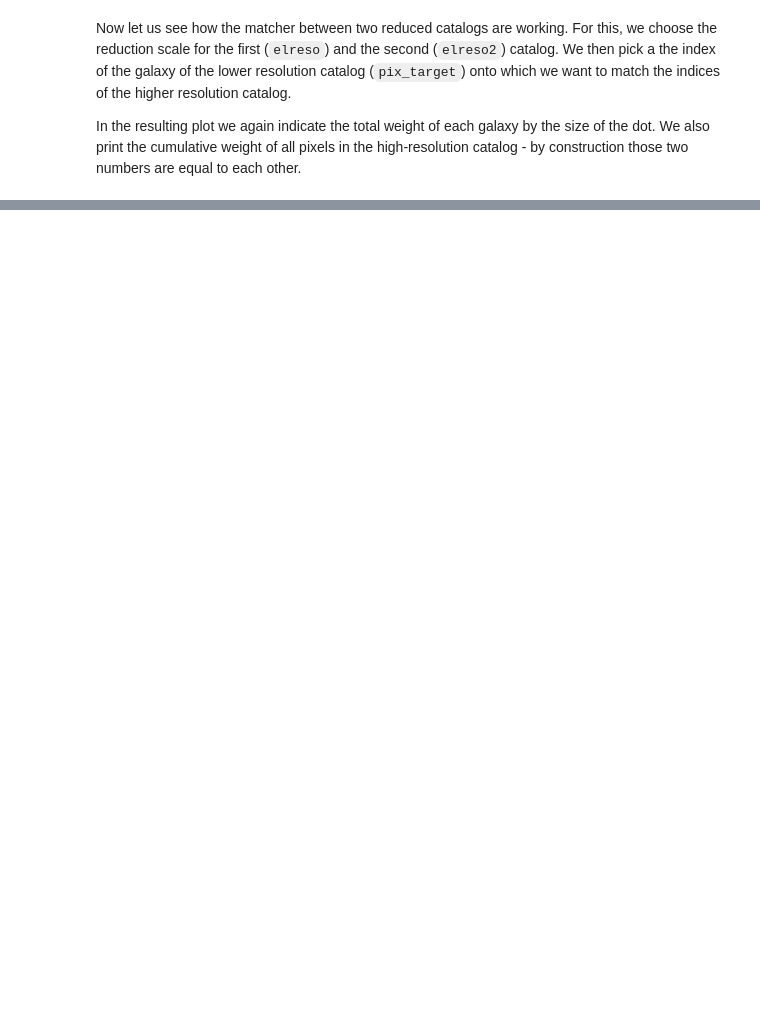
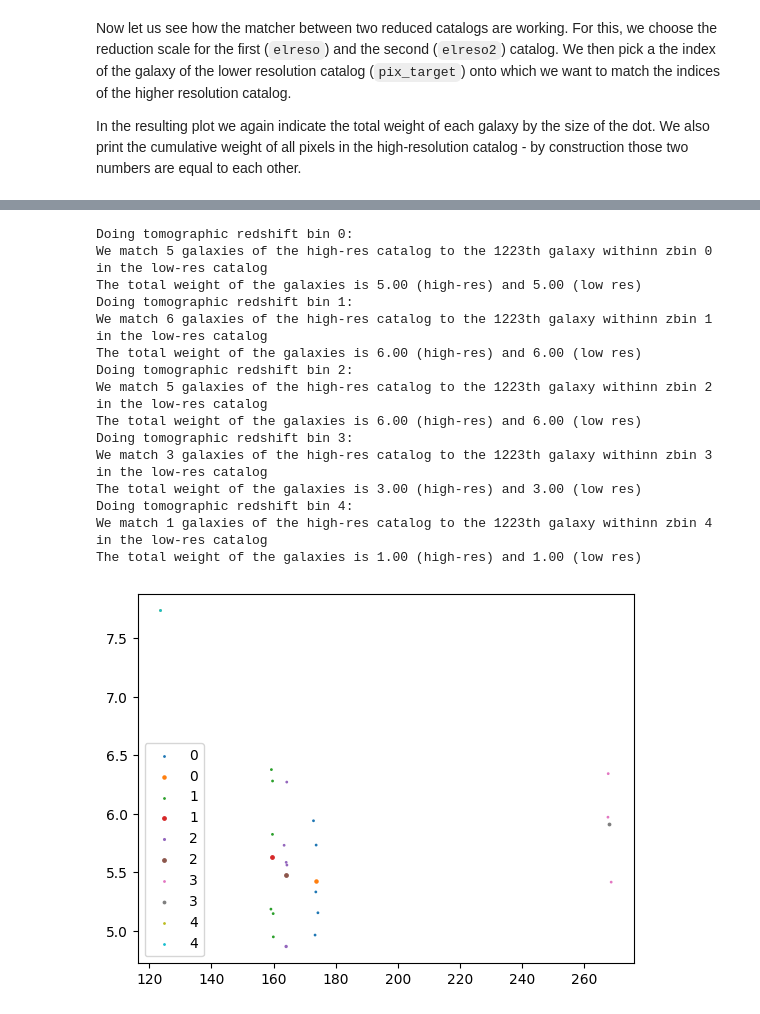
Before and after one commit to lporth93/orpheus, a Jupyter notebook: Tutorials_private/Tutorial_genmatched_multiresocats.ipynb, the cells around one changed output, grey strips where cells are left out. Drawn from its saved outputs; the diff is of its cells as text; code cells hidden in the pictures; blank space fills up the shorter version.

```diff
--- a/Tutorials_private/Tutorial_genmatched_multiresocats.ipynb
+++ b/Tutorials_private/Tutorial_genmatched_multiresocats.ipynb
@@ -88,22 +129,3 @@ Intrinsic pixel size is 0.80 x 0.80 arcmin
 Now let us see how the matcher between two reduced catalogs are working. For this, we choose the reduction scale for the first (`elreso`) and the second (`elreso2`) catalog. We then pick a the index of the galaxy of the lower resolution catalog (`pix_target`) onto which we want to match the indices of the higher resolution catalog.
 
 In the resulting plot we again indicate the total weight of each galaxy by the size of the dot. We also print the cumulative weight of all pixels in the high-resolution catalog - by construction those two numbers are equal to each other.
-# %%
-pix_target = 1230
-elreso = 2
-elreso2 = 6
-
-_lower = ngalshifts_2d[elreso*8+elreso2-1]
-tmpsel = np.argwhere(pixmatcher[_lower:_lower+ngals[elreso]] == pix_target).flatten()
-_ws1 = weights[ngalshifts_1d[elreso]:ngalshifts_1d[elreso+1]][tmpsel]
-_ws2 = weights[ngalshifts_1d[elreso2]:ngalshifts_1d[elreso2+1]][pix_target]
-plt.scatter(pos1s[ngalshifts_1d[elreso]:ngalshifts_1d[elreso+1]][tmpsel],
-            pos2s[ngalshifts_1d[elreso]:ngalshifts_1d[elreso+1]][tmpsel],
-            s=_ws1)
-plt.scatter(pos1s[ngalshifts_1d[elreso2]:ngalshifts_1d[elreso2+1]][pix_target],
-            pos2s[ngalshifts_1d[elreso2]:ngalshifts_1d[elreso2+1]][pix_target],
-            s=weights[ngalshifts_1d[elreso2]:ngalshifts_1d[elreso2+1]][pix_target])
-plt.show()
-
-print("We match %i galaxies of the high-res catalog to galaxy number %i in the low-res catalog"%(len(tmpsel),pix_target))
-print("The total weight of the galaxies is %.2f (high-res) and %.2f (low res)"%(np.sum(_ws1),np.sum(_ws2)))
@@ -115,0 +155,41 @@ This is basically the same function as before, but we plot a list of pixels, whe
+# %%
+pix_target = 1223
+elreso = 1
+elreso2 = 4
+
+for elbinz in range(slicsfullreso.nbinsz):
+    _lower = ngalshifts_3d[elbinz*nresos*(nresos-1)+elreso*nresos+elreso2-1]
+    _upper = ngalshifts_3d[elbinz*nresos*(nresos-1)+elreso*nresos+elreso2]
+    inds_sel = np.argwhere(pixmatcher[_lower:_upper] == pix_target).flatten()
+    zsel1 = zbins[ngalshifts_1d[elreso]:ngalshifts_1d[elreso+1]]==elbinz
+    zsel2 = zbins[ngalshifts_1d[elreso2]:ngalshifts_1d[elreso2+1]]==elbinz
+    _ws1 = weights[ngalshifts_1d[elreso]:ngalshifts_1d[elreso+1]][zsel1][inds_sel]
+    _ws2 = weights[ngalshifts_1d[elreso2]:ngalshifts_1d[elreso2+1]][zsel2][pix_target]
+    plt.scatter(pos1s[ngalshifts_1d[elreso]:ngalshifts_1d[elreso+1]][zsel1][inds_sel],
+                pos2s[ngalshifts_1d[elreso]:ngalshifts_1d[elreso+1]][zsel1][inds_sel],
+                s=_ws1, label=elbinz)
+    plt.scatter(pos1s[ngalshifts_1d[elreso2]:ngalshifts_1d[elreso2+1]][zsel2][pix_target],
+                pos2s[ngalshifts_1d[elreso2]:ngalshifts_1d[elreso2+1]][zsel2][pix_target],
+                s=weights[ngalshifts_1d[elreso2]:ngalshifts_1d[elreso2+1]][zsel2][pix_target],label=elbinz)
+    print("Doing tomographic redshift bin %i:"%elbinz)
+    print("We match %i galaxies of the high-res catalog to the %ith galaxy withinn zbin %i in the low-res catalog"%(len(inds_sel),pix_target, elbinz))
+    print("The total weight of the galaxies is %.2f (high-res) and %.2f (low res)"%(np.sum(_ws1),np.sum(_ws2)))
+plt.legend()
+plt.show()
+# %% [output]
+Doing tomographic redshift bin 0:
+We match 5 galaxies of the high-res catalog to the 1223th galaxy withinn zbin 0 in the low-res catalog
+The total weight of the galaxies is 5.00 (high-res) and 5.00 (low res)
+Doing tomographic redshift bin 1:
+We match 6 galaxies of the high-res catalog to the 1223th galaxy withinn zbin 1 in the low-res catalog
+The total weight of the galaxies is 6.00 (high-res) and 6.00 (low res)
+Doing tomographic redshift bin 2:
+We match 5 galaxies of the high-res catalog to the 1223th galaxy withinn zbin 2 in the low-res catalog
+The total weight of the galaxies is 6.00 (high-res) and 6.00 (low res)
+Doing tomographic redshift bin 3:
+We match 3 galaxies of the high-res catalog to the 1223th galaxy withinn zbin 3 in the low-res catalog
+The total weight of the galaxies is 3.00 (high-res) and 3.00 (low res)
+Doing tomographic redshift bin 4:
+We match 1 galaxies of the high-res catalog to the 1223th galaxy withinn zbin 4 in the low-res catalog
+The total weight of the galaxies is 1.00 (high-res) and 1.00 (low res)
+[figure, added]
```
Also changed, not shown: parts of 83 cells of this notebook, 8 other files.
